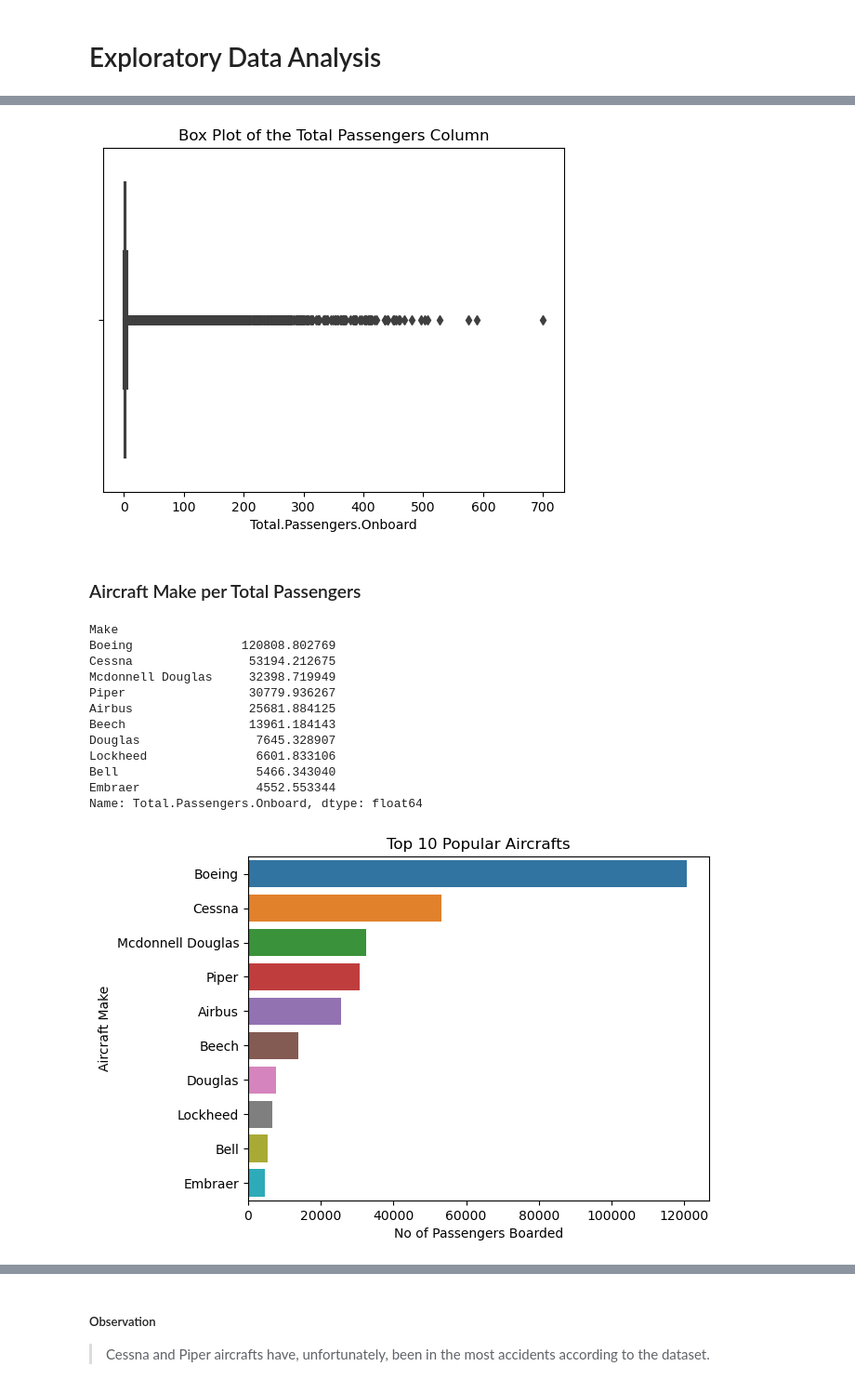
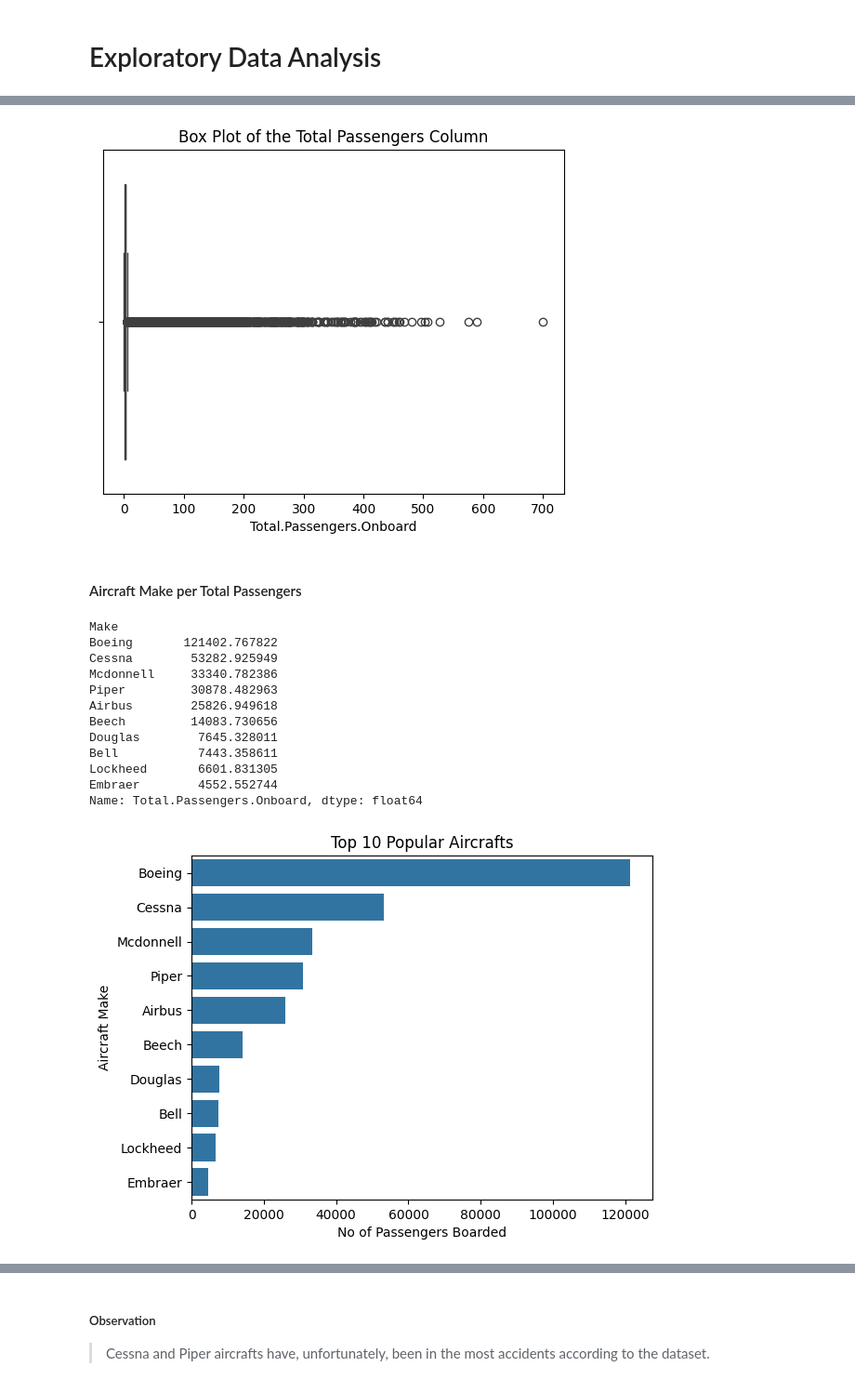
Before and after one commit to ntoitichristine/Phase_1_Project, a Jupyter notebook: phase_1_project_christinentoiti_updated.ipynb, the cells around one changed output, grey strips where cells are left out. Shown at 93% size. Drawn from its saved outputs; the diff is of its cells as text; code cells hidden in the pictures.

Commit message:
Updated images, cleaned data csv file, updated notebook

```diff
--- a/phase_1_project_christinentoiti_updated.ipynb
+++ b/phase_1_project_christinentoiti_updated.ipynb
@@ -425,7 +400,4 @@ aviation_data_df
 
 # Fill the 'Weather.Condition' column missing values with 'UKN'
 aviation_data_df['Weather.Condition'] = aviation_data_df['Weather.Condition'].fillna('Unk')
-
-# Replace name/value variations in column 'Make' with standardized values
-aviation_data_df['Make'] = aviation_data_df['Make'].replace({'Boeing company': 'Boeing', 'Airbus Industrie': 'Airbus'})
 # %%
@@ -456,3 +428,13 @@ aviation_data_df.head()
 # %%
 # Cleaning the Make Column
 aviation_data_df['Make'] = aviation_data_df['Make'].apply(lambda x: x.title())
+# %%
+makes_to_change = ["Airbus", "Boeing", "Cessna", "Grumman", "Piper", "Bell", "Beech", "Mcdonnell", "Rockwell"]
+for makes in makes_to_change:
+    aviation_data_df['Make'] = aviation_data_df['Make'].apply(
+        lambda word: makes if word.startswith(makes) else word)
+
+for makes in makes_to_change:
+    print(makes)
+    print("-" * len(makes))
+    print(aviation_data_df[aviation_data_df['Make'].str.startswith(makes) == True]['Make'].value_counts())
@@ -493,32 +496,40 @@ max        700.064559
 Name: Total.Passengers.Onboard, dtype: float64
 # %%
+#plot the Total passengers
 sns.boxplot(x=aviation_data_df['Total.Passengers.Onboard'])
-plt.title("Box Plot of the Total Passengers Column");
+plt.title("Box Plot of the Total Passengers Column")
+# Save the image;
+plt.savefig('images/boxplottotalpassengers.png', bbox_inches='tight')
 # %% [output]
-[figure, old version]
+[figure, new version]
 # %% [markdown]
-### Aircraft Make per Total Passengers
+#### Aircraft Make per Total Passengers
 # %%
-pop_aircraft = aviation_data_df.groupby("Make")['Total.Passengers.Onboard'].sum().sort_values(ascending=False)[:10]
-pop_aircraft
+#identify the top 10 aircrafts with the highest passenger population
+total_pop_aircraft = aviation_data_df.groupby("Make")['Total.Passengers.Onboard'].sum().sort_values(ascending=False)[:10]
+total_pop_aircraft
 # %% [output]
 Make
-Boeing               120808.802769
-Cessna                53194.212675
-Mcdonnell Douglas     32398.719949
-Piper                 30779.936267
-Airbus                25681.884125
-Beech                 13961.184143
-Douglas                7645.328907
-Lockheed               6601.833106
-Bell                   5466.343040
-Embraer                4552.553344
+Boeing       121402.767822
+Cessna        53282.925949
+Mcdonnell     33340.782386
+Piper         30878.482963
+Airbus        25826.949618
+Beech         14083.730656
+Douglas        7645.328011
+Bell           7443.358611
+Lockheed       6601.831305
+Embraer        4552.552744
 Name: Total.Passengers.Onboard, dtype: float64
 # %%
-plot_barplot(data=pop_aircraft,
+#plot Top 10 Popular Aircrafts
+plot_barplot(data=total_pop_aircraft,
             title="Top 10 Popular Aircrafts",
             xlabel="No of Passengers Boarded",
-            ylabel="Aircraft Make")
+            ylabel="Aircraft Make"),
+
+# Save the image;
+plt.savefig('images/Top10PopularAircrafts.png', bbox_inches='tight')
 # %% [output]
-[figure, old version]
+[figure, new version]
 # %% [markdown]
```
Also changed, not shown: parts of 55 cells of this notebook, 12 other files.
